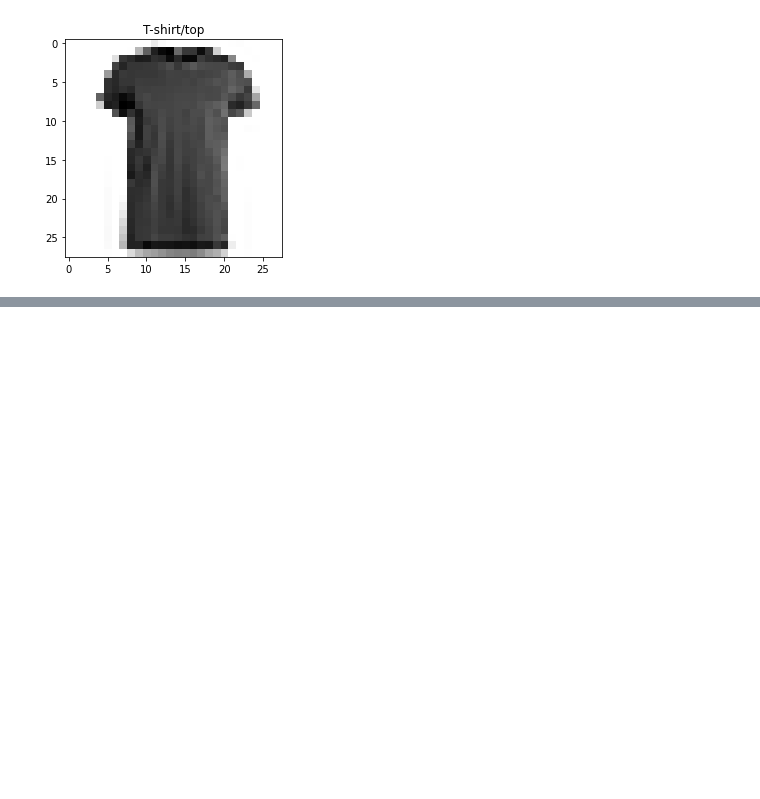
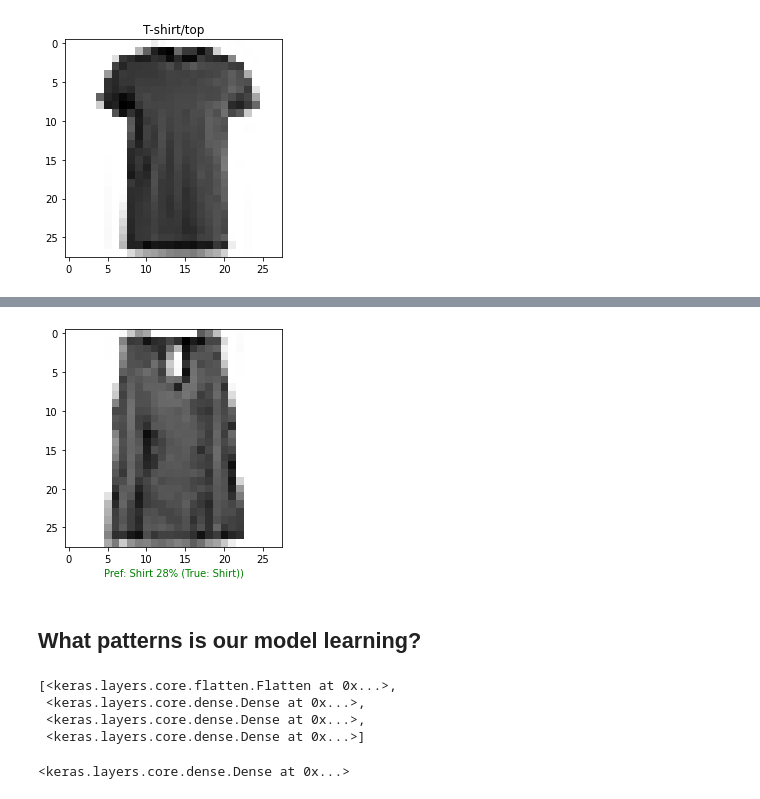
Before and after one commit to ShankarPoudel441/Tensorflow_colabs, a Jupyter notebook: 002_classification_learn_tensorflow.ipynb, the cells around one changed output, grey strips where cells are left out. Cells and saved outputs as stored; diff of their text form; code cells hidden in the pictures; blank space fills up the shorter version.

```diff
--- a/002_classification_learn_tensorflow.ipynb
+++ b/002_classification_learn_tensorflow.ipynb
@@ -842,0 +1316,54 @@ for i in range(4):
+# %%
+import random
+
+def plot_random_image(model, images, true_labels, classes):
+  """
+  Pick a random image, predict it and plot it with the prediction and truth labels
+  """
+
+  #Set the random integer
+  i= random.randint(0, len(images))
+
+  #Create target_image and predictions
+  target_image=images[i]
+  pred_probs=model.predict(target_image.reshape(1,28,28))
+  pred_label=classes[pred_probs.argmax()]
+  true_label=classes[true_labels[i]]
+
+  #Plot the image
+  plt.imshow(target_image, cmap=plt.cm.binary)
+
+  #Change the color of titles depending in if the prediction is right or wrong
+  if  pred_label==true_label:
+    color="green"
+  else:
+    color="red"
+
+  #Add xlabel information (prediction/true_label)
+  plt.xlabel("Pref: {} {:2.0f}% (True: {}))".format(pred_label,
+                                                    100*tf.reduce_max(pred_probs),
+                                                    true_label),
+             color=color) #set the color in the basis of correctness
+# %%
+# Check out a random image as well as its prediction
+plot_random_image(model=model_14,
+                  images=test_data_norm,  #always make predictions in the same kind of data your model was trained on
+                  true_labels=test_labels,
+                  classes=class_names)
+# %% [output]
+[figure, added]
+# %% [markdown]
+## What patterns is our model learning?
+# %%
+#Find the layers if our most rescent moidel
+model_14.layers
+# %% [output]
+[<keras.layers.core.flatten.Flatten at 0x...>,
+ <keras.layers.core.dense.Dense at 0x...>,
+ <keras.layers.core.dense.Dense at 0x...>,
+ <keras.layers.core.dense.Dense at 0x...>]
+# %%
+#Extract a particualar layer
+model_14.layers[1]
+# %% [output]
+<keras.layers.core.dense.Dense at 0x...>
```
Also changed, not shown: parts of 40 cells of this notebook.
